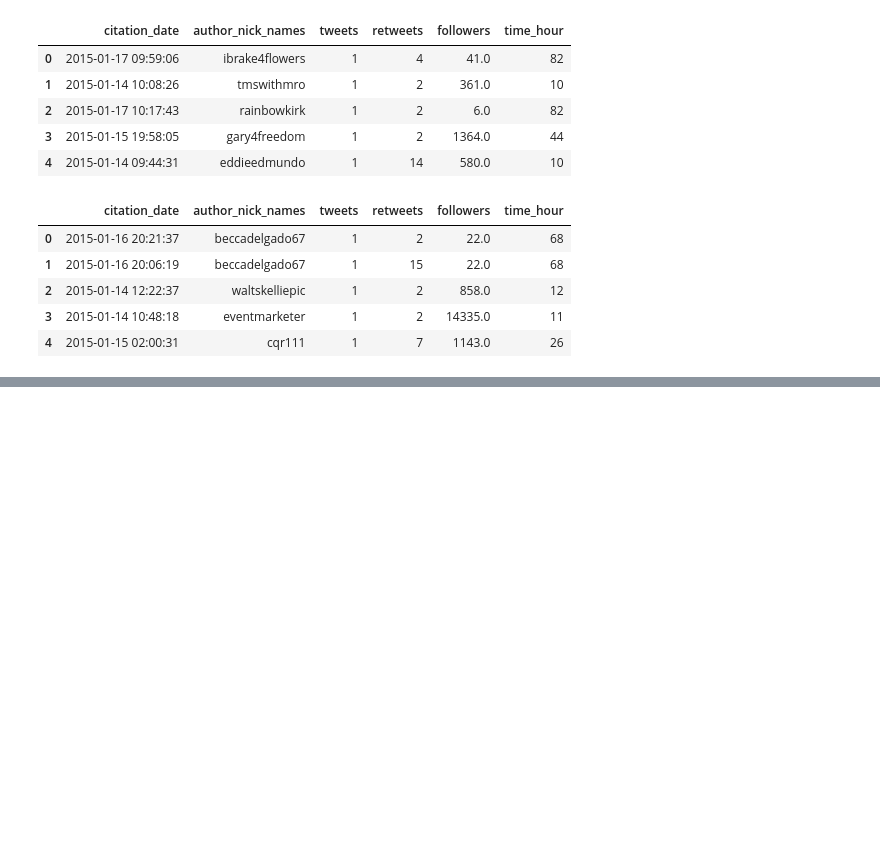
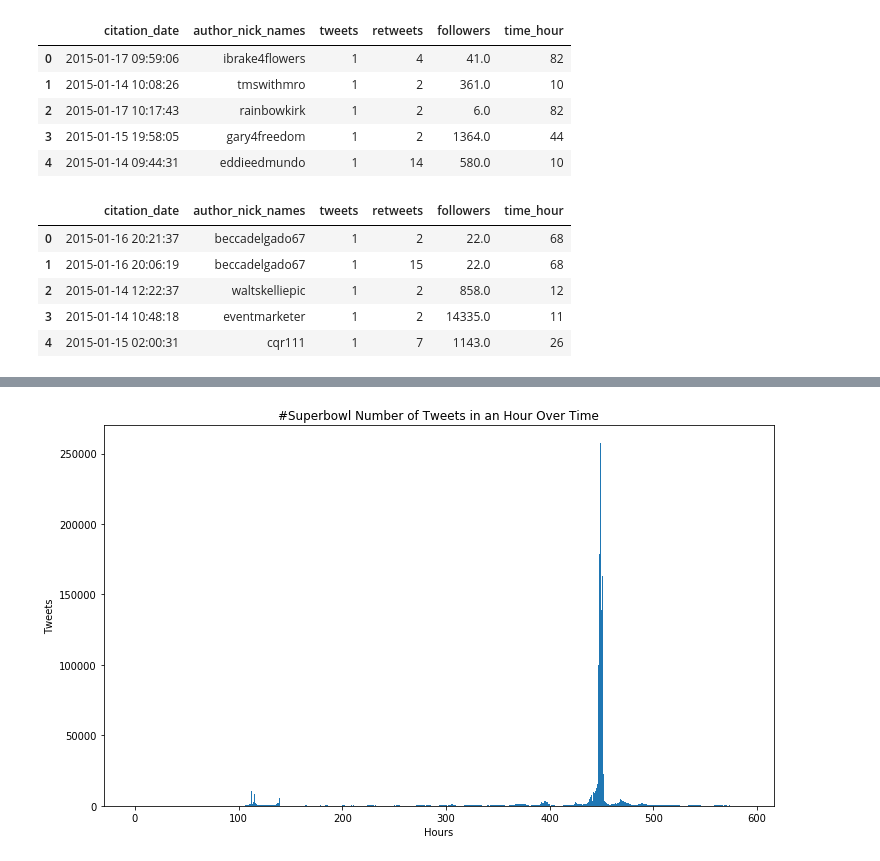
Before and after one commit to nsnguyen/ECE-219, a Jupyter notebook: project4/project_5.ipynb, the cells around one changed output, grey strips where cells are left out. Drawn from its saved outputs; the diff is of its cells as text; code cells hidden in the pictures; blank space fills up the shorter version.

```diff
--- a/project4/project_5.ipynb
+++ b/project4/project_5.ipynb
@@ -275,0 +276,14 @@ plt.show()
+# %%
+superbowl_time_hour = superbowl.groupby('time_hour').sum()
+# %%
+x = list(superbowl_time_hour.index)
+y = list(superbowl_time_hour.tweets)
+# %%
+plt.figure(figsize=(12,7))
+plt.bar(x, y, width=x[1]-x[0])
+plt.xlabel('Hours')
+plt.ylabel('Tweets')
+plt.title('#Superbowl Number of Tweets in an Hour Over Time')
+plt.show()
+# %% [output]
+[figure, added]
```
Also changed, not shown: parts of 19 cells of this notebook, 1 other file.
